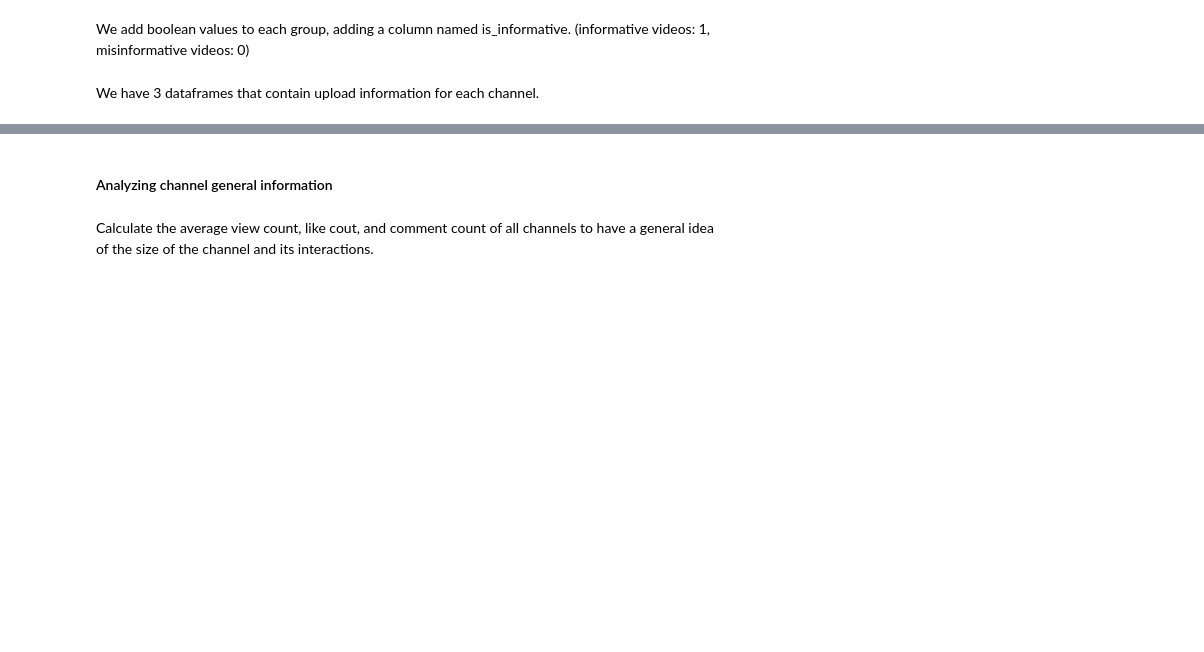
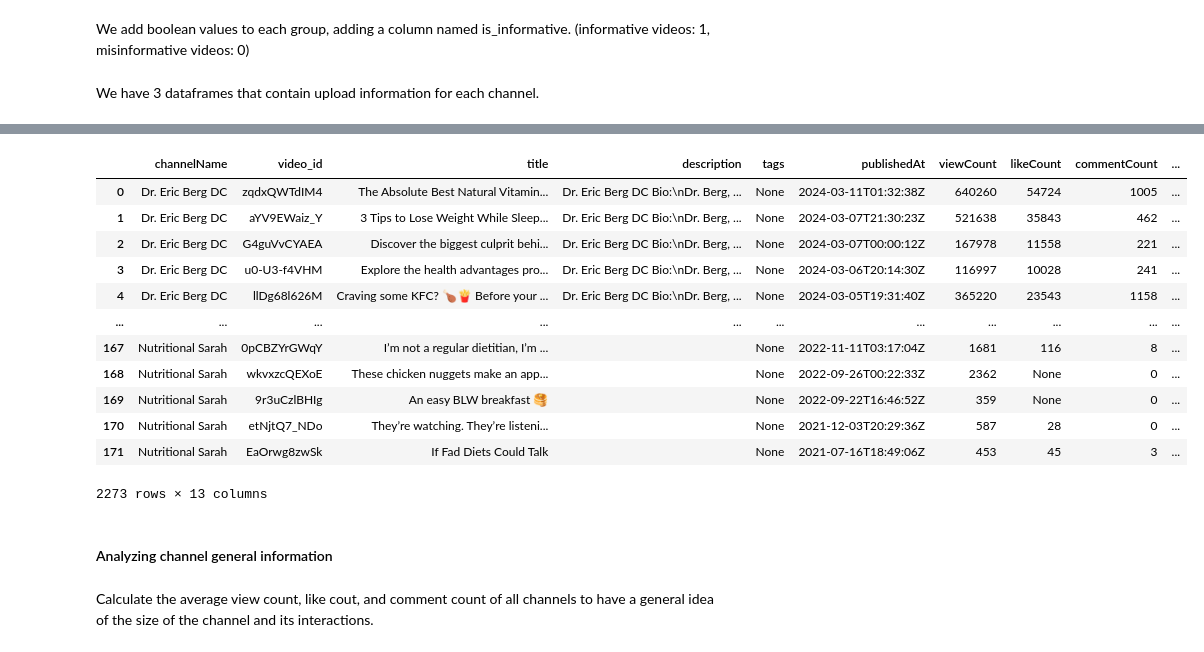
Before and after one commit to rileybaerg/TruthTube, a Jupyter notebook: TruthTubePracticumColab.ipynb, the cells around one changed output, grey strips where cells are left out. Cells and saved outputs as stored; diff of their text form; code cells hidden in the pictures; blank space fills up the shorter version.

Commit message:
added channels

```diff
--- a/TruthTubePracticumColab.ipynb
+++ b/TruthTubePracticumColab.ipynb
@@ -141,22 +143,26 @@ Then we pull data about these channels.
 mis1_info, mis1_uploads = get_channel_data(mis1_id)
 mis2_info, mis2_uploads = get_channel_data(mis2_id)
 mis3_info, mis3_uploads = get_channel_data(mis3_id)
+mis4_info, mis4_uploads = get_channel_data(mis4_id)
 # %%
 inf1_info, inf1_uploads = get_channel_data(inf1_id)
 inf2_info, inf2_uploads = get_channel_data(inf2_id)
 inf3_info, inf3_uploads = get_channel_data(inf3_id)
+inf4_info, inf4_uploads = get_channel_data(inf4_id)
 # %% [markdown]
 We add boolean values to each group, adding a column named is_informative. (informative videos: 1, misinformative videos: 0)
 # %%
 mis1_uploads['is_informative'] = int(False)
 mis2_uploads['is_informative'] = int(False)
 mis3_uploads['is_informative'] = int(False)
+mis4_uploads['is_informative'] = int(False)
 inf1_uploads['is_informative'] = int(True)
 inf2_uploads['is_informative'] = int(True)
 inf3_uploads['is_informative'] = int(True)
+inf4_uploads['is_informative'] = int(True)
 # %% [markdown]
 We have 3 dataframes that contain upload information for each channel.
 # %%
-misinfo_df = pd.concat([mis1_uploads, mis2_uploads, mis3_uploads], axis=0)
-info_df = pd.concat([inf1_uploads, inf2_uploads, inf3_uploads], axis=0)
+misinfo_df = pd.concat([mis1_uploads, mis2_uploads, mis3_uploads, mis4_uploads], axis=0)
+info_df = pd.concat([inf1_uploads, inf2_uploads, inf3_uploads, inf4_uploads], axis=0)
 youtube_df = pd.concat([misinfo_df, info_df], axis=0)
@@ -179,3 +169,19 @@ info_df
+# %%
+youtube_df
+# %% [output]
+|  | channelName | video_id | title | description | tags | publishedAt | viewCount | likeCount | commentCount | ... |
+| 0 | Dr. Eric Berg DC | zqdxQWTdIM4 | The Absolute Best Natural Vitamin... | Dr. Eric Berg DC Bio:\nDr. Berg, ... | None | 2024-03-11T01:32:38Z | 640260 | 54724 | 1005 | ... |
+| 1 | Dr. Eric Berg DC | aYV9EWaiz_Y | 3 Tips to Lose Weight While Sleep... | Dr. Eric Berg DC Bio:\nDr. Berg, ... | None | 2024-03-07T21:30:23Z | 521638 | 35843 | 462 | ... |
+| 2 | Dr. Eric Berg DC | G4guVvCYAEA | Discover the biggest culprit behi... | Dr. Eric Berg DC Bio:\nDr. Berg, ... | None | 2024-03-07T00:00:12Z | 167978 | 11558 | 221 | ... |
+| 3 | Dr. Eric Berg DC | u0-U3-f4VHM | Explore the health advantages pro... | Dr. Eric Berg DC Bio:\nDr. Berg, ... | None | 2024-03-06T20:14:30Z | 116997 | 10028 | 241 | ... |
+| 4 | Dr. Eric Berg DC | llDg68l626M | Craving some KFC? 🍗🍟 Before your ... | Dr. Eric Berg DC Bio:\nDr. Berg, ... | None | 2024-03-05T19:31:40Z | 365220 | 23543 | 1158 | ... |
+| ... | ... | ... | ... | ... | ... | ... | ... | ... | ... | ... |
+| 167 | Nutritional Sarah | 0pCBZYrGWqY | I’m not a regular dietitian, I’m ... |  | None | 2022-11-11T03:17:04Z | 1681 | 116 | 8 | ... |
+| 168 | Nutritional Sarah | wkvxzcQEXoE | These chicken nuggets make an app... |  | None | 2022-09-26T00:22:33Z | 2362 | None | 0 | ... |
+| 169 | Nutritional Sarah | 9r3uCzlBHIg | An easy BLW breakfast 🥞 |  | None | 2022-09-22T16:46:52Z | 359 | None | 0 | ... |
+| 170 | Nutritional Sarah | etNjtQ7_NDo | They’re watching. They’re listeni... |  | None | 2021-12-03T20:29:36Z | 587 | 28 | 0 | ... |
+| 171 | Nutritional Sarah | EaOrwg8zwSk | If Fad Diets Could Talk |  | None | 2021-07-16T18:49:06Z | 453 | 45 | 3 | ... |
+2273 rows × 13 columns
 # %% [markdown]
 #### Analyzing channel general information
 # %% [markdown]
```
Also changed, not shown: parts of 3 cells of this notebook.
